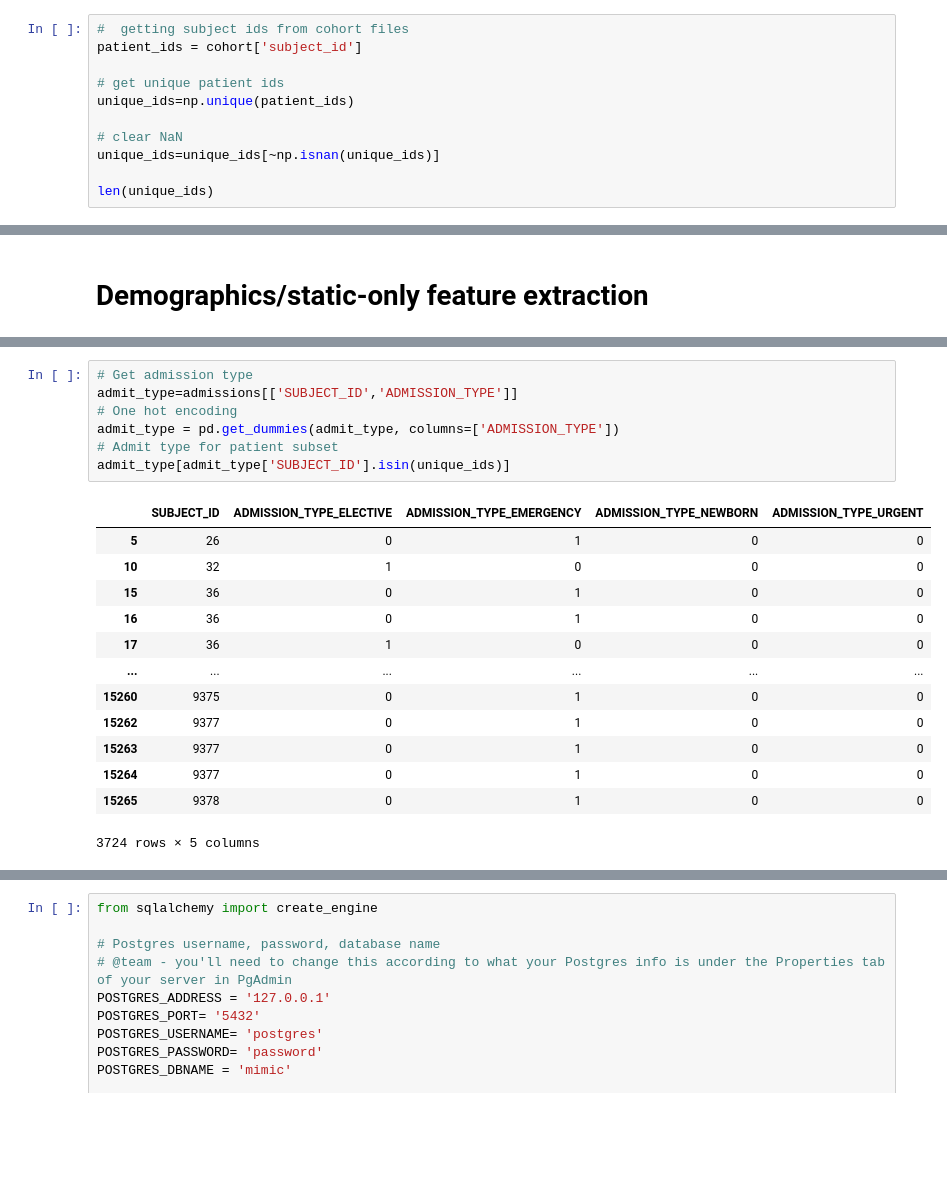
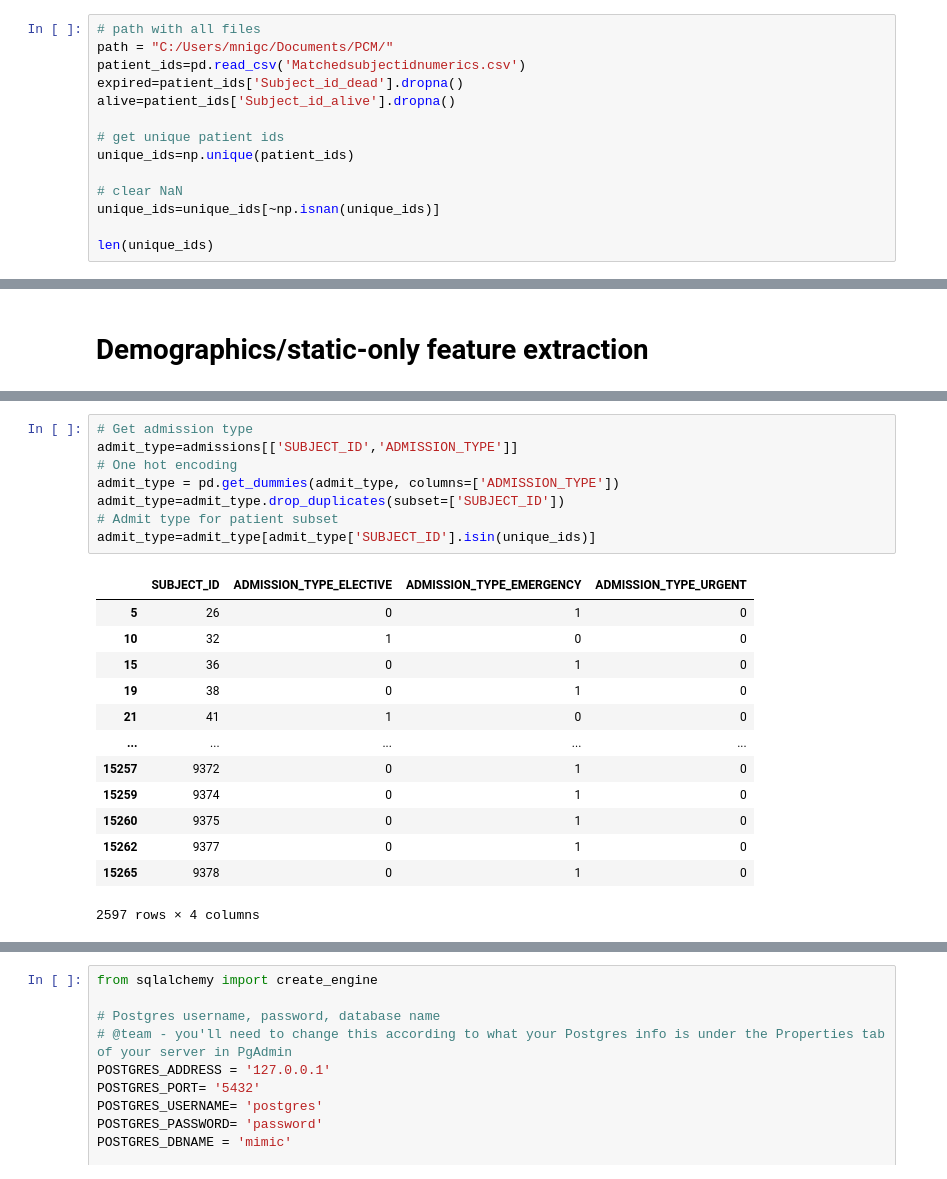
Before and after one commit to zhiyue13/cobalt, a Jupyter notebook: Demographic Features Extraction.ipynb, the cells around one changed output, grey strips where cells are left out. Cells and saved outputs as stored; diff of their text form; blank space fills up the shorter version.

```diff
--- a/Demographic Features Extraction.ipynb
+++ b/Demographic Features Extraction.ipynb
@@ -37,6 +19,9 @@ cohort = pd.concat(cohort_df, ignore_index=True)
 # %%
-#  getting subject ids from cohort files
-patient_ids = cohort['subject_id']
+# path with all files
+path = "C:/Users/mnigc/Documents/PCM/"
+patient_ids=pd.read_csv('Matchedsubjectidnumerics.csv')
+expired=patient_ids['Subject_id_dead'].dropna()
+alive=patient_ids['Subject_id_alive'].dropna()
 
 # get unique patient ids
 unique_ids=np.unique(patient_ids)
@@ -103,24 +134,25 @@ marital_status[marital_status['SUBJECT_ID'].isin(unique_ids)]
 # %%
 # Get admission type
 admit_type=admissions[['SUBJECT_ID','ADMISSION_TYPE']]
 # One hot encoding
 admit_type = pd.get_dummies(admit_type, columns=['ADMISSION_TYPE'])
+admit_type=admit_type.drop_duplicates(subset=['SUBJECT_ID'])
 # Admit type for patient subset
-admit_type[admit_type['SUBJECT_ID'].isin(unique_ids)]
+admit_type=admit_type[admit_type['SUBJECT_ID'].isin(unique_ids)]
 # %% [output]
-|  | SUBJECT_ID | ADMISSION_TYPE_ELECTIVE | ADMISSION_TYPE_EMERGENCY | ADMISSION_TYPE_NEWBORN | ADMISSION_TYPE_URGENT |
-| 5 | 26 | 0 | 1 | 0 | 0 |
-| 10 | 32 | 1 | 0 | 0 | 0 |
-| 15 | 36 | 0 | 1 | 0 | 0 |
-| 16 | 36 | 0 | 1 | 0 | 0 |
-| 17 | 36 | 1 | 0 | 0 | 0 |
-| ... | ... | ... | ... | ... | ... |
-| 15260 | 9375 | 0 | 1 | 0 | 0 |
-| 15262 | 9377 | 0 | 1 | 0 | 0 |
-| 15263 | 9377 | 0 | 1 | 0 | 0 |
-| 15264 | 9377 | 0 | 1 | 0 | 0 |
-| 15265 | 9378 | 0 | 1 | 0 | 0 |
+|  | SUBJECT_ID | ADMISSION_TYPE_ELECTIVE | ADMISSION_TYPE_EMERGENCY | ADMISSION_TYPE_URGENT |
+| 5 | 26 | 0 | 1 | 0 |
+| 10 | 32 | 1 | 0 | 0 |
+| 15 | 36 | 0 | 1 | 0 |
+| 19 | 38 | 0 | 1 | 0 |
+| 21 | 41 | 1 | 0 | 0 |
+| ... | ... | ... | ... | ... |
+| 15257 | 9372 | 0 | 1 | 0 |
+| 15259 | 9374 | 0 | 1 | 0 |
+| 15260 | 9375 | 0 | 1 | 0 |
+| 15262 | 9377 | 0 | 1 | 0 |
+| 15265 | 9378 | 0 | 1 | 0 |
-3724 rows × 5 columns
+2597 rows × 4 columns
 # %%
 # Get admission location
 admit_loc=admissions[['SUBJECT_ID','ADMISSION_LOCATION']]
```
Also changed, not shown: parts of 16 cells of this notebook.
